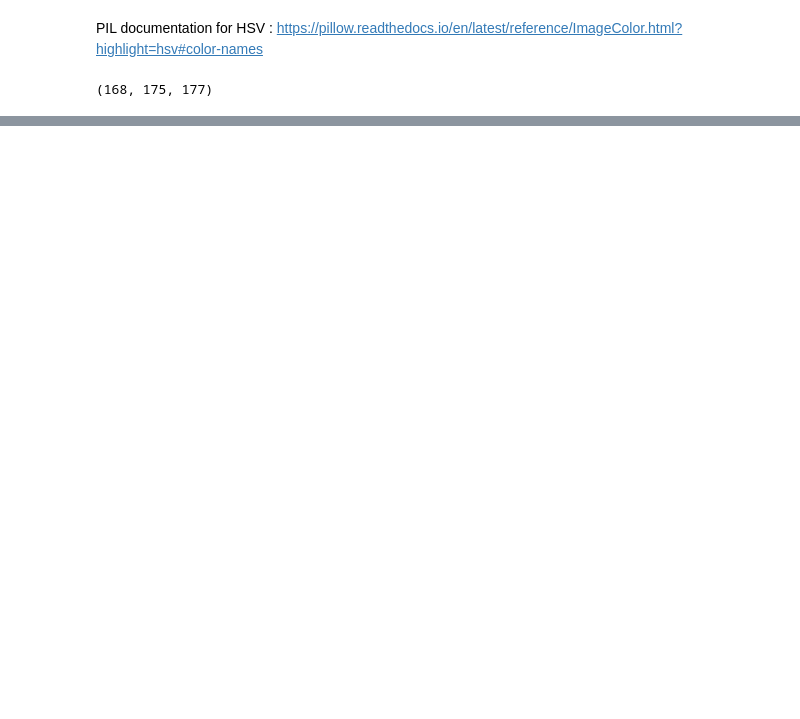
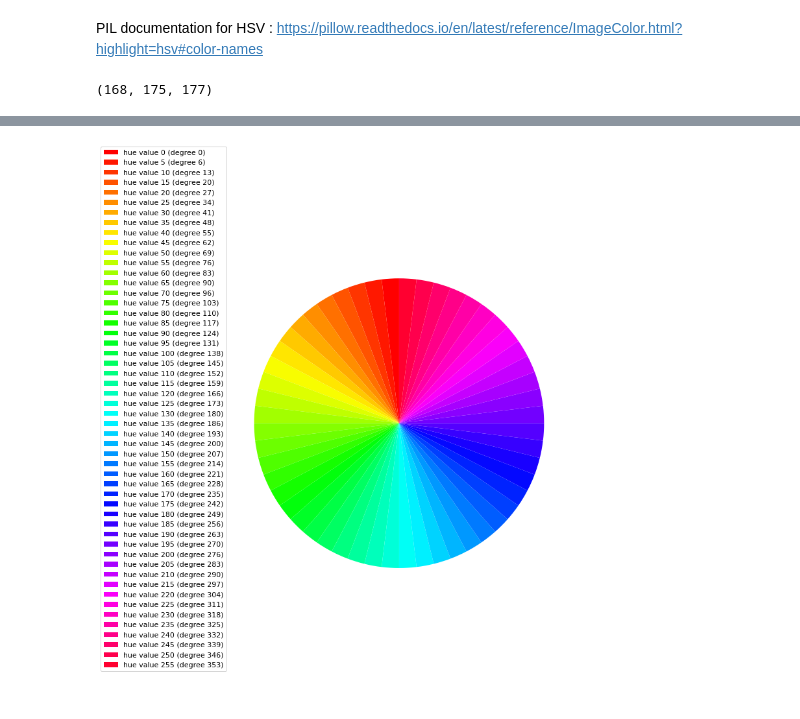
Before and after one commit to riguee/colour_study, a Jupyter notebook: Untitled.ipynb, the cells around one changed output, grey strips where cells are left out. Drawn from its saved outputs; the diff is of its cells as text; code cells hidden in the pictures; blank space fills up the shorter version.

```diff
--- a/Untitled.ipynb
+++ b/Untitled.ipynb
@@ -61,0 +78,29 @@ for i,j in enumerate(range(0,256,50)):
+# %%
+labels = [f"hue value {j} (degree {int(i*360/(26*2))})" for i,j in enumerate(range(0,256,5))]
+# %%
+sizes = [1]*26*2
+
+fig1, ax1 = plt.subplots(figsize=(10, 12))
+fig1.subplots_adjust(0.3, 0, 1, 1)
+
+theme = plt.get_cmap('hsv')
+ax1.set_prop_cycle("color", [theme(1. * i / len(sizes))
+                             for i in range(len(sizes))])
+
+_, _ = ax1.pie(sizes, startangle=90, radius=1800)
+_, _ = ax1.pie(sizes, startangle=90, radius=1800)
+
+ax1.axis('equal')
+total = sum(sizes)
+plt.legend(
+    loc='upper left',
+    labels=labels,
+    prop={'size': 11},
+    bbox_to_anchor=(0.0, 1),
+    bbox_transform=fig1.transFigure
+)
+plt.tight_layout()
+plt.savefig('hsv_hues.png')
+plt.show()
+# %% [output]
+[figure, added]
```
Also changed, not shown: parts of 4 cells of this notebook, 2 other files.
